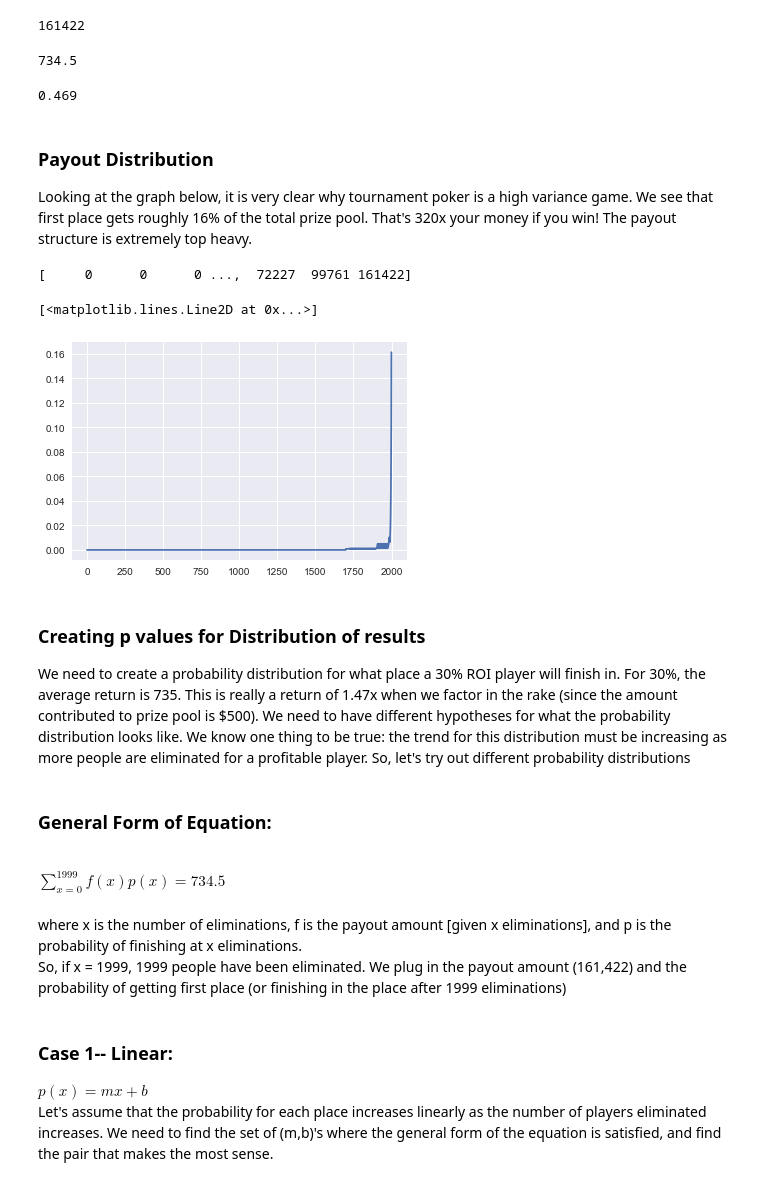
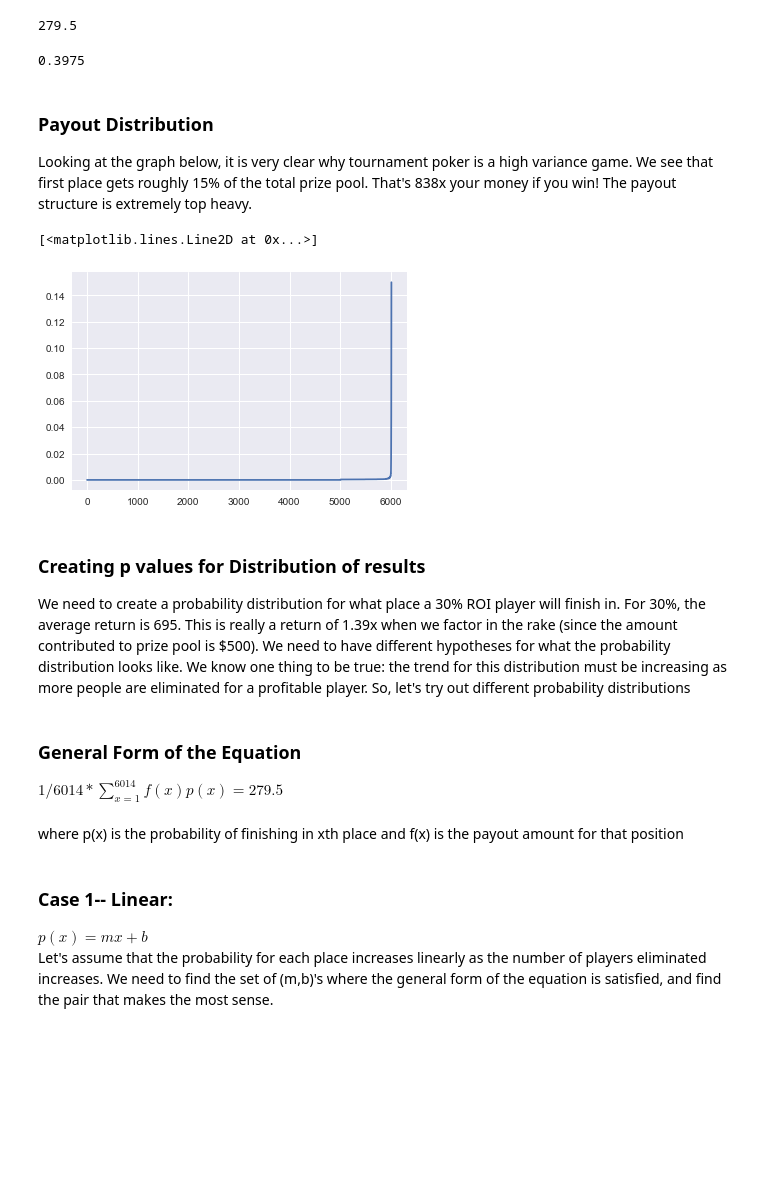
Before and after one commit to andrewadelson92/poker_variance_analysis, a Jupyter notebook: poker_variance.ipynb, the cells around one changed output. Saved outputs shown, nothing was run; the diff lists cells and outputs as text; code cells hidden in the pictures; blank space fills up the shorter version.

```diff
--- a/poker_variance.ipynb
+++ b/poker_variance.ipynb
@@ -3,44 +3,3 @@ import numpy as np
 import matplotlib.pyplot as plt
 import seaborn as sns
 %matplotlib inline
-# %%
-##this creates the payouts for each place. Generated from WSOP.com
-##tourney details: $500+65, 2000 runners, 300 get paid
-def create_pays():
-    dist_list = []
-    for i in range(1700):
-        dist_list.append(0)
-    for i in range(21):
-        dist_list.append(835)
-    for i in range(36):
-        dist_list.append(875)
-        dist_list.append(930)
-        dist_list.append(1001)
-        dist_list.append(1092)
-        dist_list.append(1206)
-    for i in range(9):
-        dist_list.append(1348)
-        dist_list.append(1526)
-        dist_list.append(1748)
-        dist_list.append(2028)
-        dist_list.append(2379)
-        dist_list.append(2825)
-        dist_list.append(3393)
-        dist_list.append(4123)
-        dist_list.append(5066)
-    for i in range(3):
-        dist_list.append(6295)
-        dist_list.append(7910)
-        dist_list.append(10049)
-    dist_list.append(12905)
-    dist_list.append(16752)
-    dist_list.append(21977)
-    dist_list.append(29136)
-    dist_list.append(39030)
-    dist_list.append(52825)
-    dist_list.append(72227)
-    dist_list.append(99761)
-    dist_list.append(161422)
-    arr = np.array(dist_list)
-    np.sort(arr)[::-1]
-    return arr
@@ -55,37 +60,31 @@ len(create_pays())
-# %%
-#double check array is in the right order
-arr = create_pays()
-arr[-1]
-# %% [output]
-161422
 # %%
 #the average return for a 30% ROI player
-565*1.3
+215*1.3
 # %% [output]
-734.5
+279.5
 # %%
-#This is really equivalent to 47% return from what is committed to the prize pool
-(734.5-500)/500
+#This is really equivalent to 40% return from what is committed to the prize pool
+(279.5-200)/200
 # %% [output]
-0.469
+0.3975
 # %% [markdown]
 <h3>Payout Distribution</h3>
-Looking at the graph below, it is very clear why tournament poker is a high variance game. We see that first place gets roughly 16% of the total prize pool. That's 320x your money if you win! The payout structure is extremely top heavy.
+Looking at the graph below, it is very clear why tournament poker is a high variance game. We see that first place gets roughly 15% of the total prize pool. That's 838x your money if you win! The payout structure is extremely top heavy.
 # %%
 ##looking at the initial distribution of payouts.
 arr = create_pays()
-plt.plot(arr/1000000.0) #divide by total prize pool for % of purse
+plt.plot(arr/1202800.0) #divide by total prize pool for % of purse
 # %% [output]
-[     0      0      0 ...,  72227  99761 161422]
+[<matplotlib.lines.Line2D at 0x...>]
-[<matplotlib.lines.Line2D at 0x...>]
-[figure, old version]
+[figure, new version]
 # %% [markdown]
 <h3>Creating p values for Distribution of results</h3>
-We need to create a probability distribution for what place a 30% ROI player will finish in. For 30%, the average return is 735. This is really a return of 1.47x when we factor in the rake (since the amount contributed to prize pool is $500). We need to have different hypotheses for what the probability distribution looks like. We know one thing to be true: the trend for this distribution must be increasing as more people are eliminated for a profitable player. So, let's try out different probability distributions
+We need to create a probability distribution for what place a 30% ROI player will finish in. For 30%, the average return is 695. This is really a return of 1.39x when we factor in the rake (since the amount contributed to prize pool is $500). We need to have different hypotheses for what the probability distribution looks like. We know one thing to be true: the trend for this distribution must be increasing as more people are eliminated for a profitable player. So, let's try out different probability distributions
 # %% [markdown]
-<h3>General Form of Equation:</h3> <br></br>
-$\sum_{x=0}^{1999} f(x)p(x) = 734.5$<br></br><br></br>
-where x is the number of eliminations, f is the payout amount [given x eliminations], and p is the probability of finishing at x eliminations. <br></br> So, if x = 1999, 1999 people have been eliminated. We plug in the payout amount (161,422) and the probability of getting first place (or finishing in the place after 1999 eliminations)
+<h3>General Form of the Equation</h3>
+$1/6014 * \sum_{x=1}^{6014} f(x)p(x) = 279.5$
+<br></br><br></br>
+where p(x) is the probability of finishing in xth place and f(x) is the payout amount for that position
 # %% [markdown]
 <h3>Case 1-- Linear:</h3> $p(x) = mx+ b$<br></br>
 Let's assume that the probability for each place increases linearly as the number of players eliminated increases. We need to find the set of (m,b)'s where the general form of the equation is satisfied, and find the pair that makes the most sense.
```
Also changed, not shown: parts of 24 cells of this notebook.
